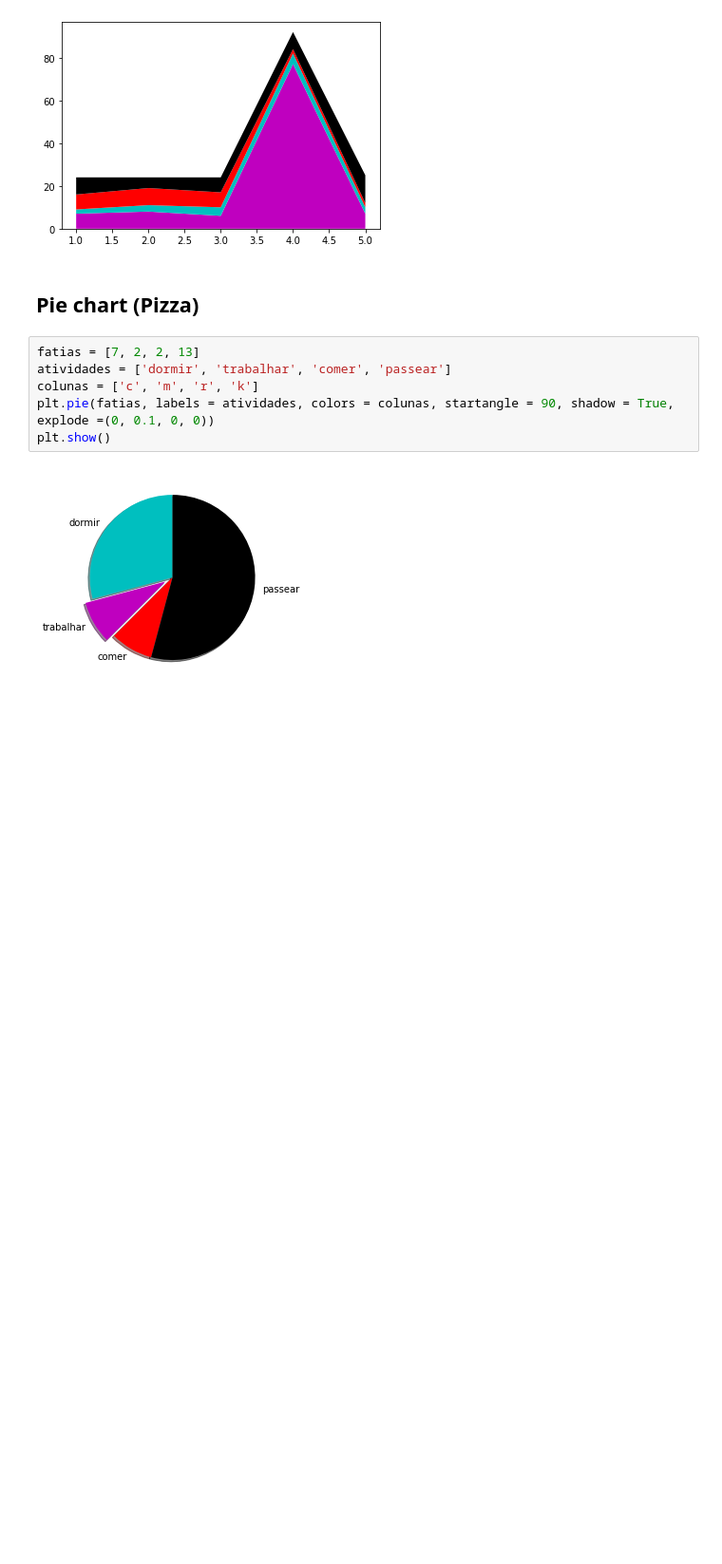
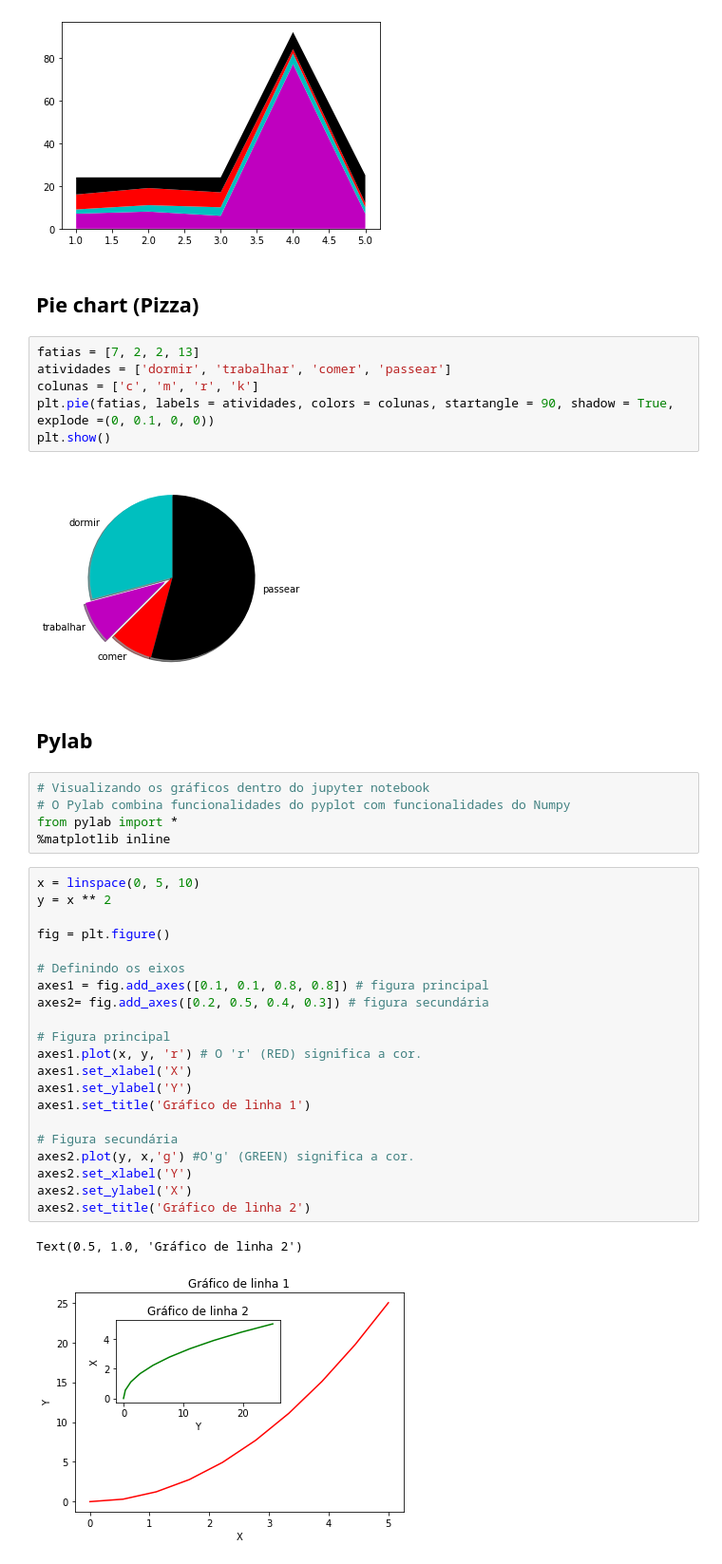
Before and after one commit to Lucaasfelipe/Python, a Jupyter notebook: Módulos python para Análise de dados/Matplotlib.ipynb, the cells around one changed output. Shown at 95% size. Drawn from its saved outputs; the diff is of its cells as text; blank space fills up the shorter version.

```diff
--- a/Módulos python para Análise de dados/Matplotlib.ipynb
+++ b/Módulos python para Análise de dados/Matplotlib.ipynb
@@ -109,3 +109,34 @@ plt.pie(fatias, labels = atividades, colors = colunas, startangle = 90, shadow =
 plt.show()
 # %% [output]
 [figure]
+# %% [markdown]
+## Pylab
+# %%
+# Visualizando os gráficos dentro do jupyter notebook
+# O Pylab combina funcionalidades do pyplot com funcionalidades do Numpy
+from pylab import *
+%matplotlib inline
+# %%
+x = linspace(0, 5, 10)
+y = x ** 2
+
+fig = plt.figure()
+
+# Definindo os eixos
+axes1 = fig.add_axes([0.1, 0.1, 0.8, 0.8]) # figura principal
+axes2= fig.add_axes([0.2, 0.5, 0.4, 0.3]) # figura secundária
+
+# Figura principal
+axes1.plot(x, y, 'r') # O 'r' (RED) significa a cor.
+axes1.set_xlabel('X')
+axes1.set_ylabel('Y')
+axes1.set_title('Gráfico de linha 1')
+
+# Figura secundária
+axes2.plot(y, x,'g') #O'g' (GREEN) significa a cor.
+axes2.set_xlabel('Y')
+axes2.set_ylabel('X')
+axes2.set_title('Gráfico de linha 2')
+# %% [output]
+Text(0.5, 1.0, 'Gráfico de linha 2')
+[figure, added]
```
Also changed, not shown: parts of 10 cells of this notebook.
